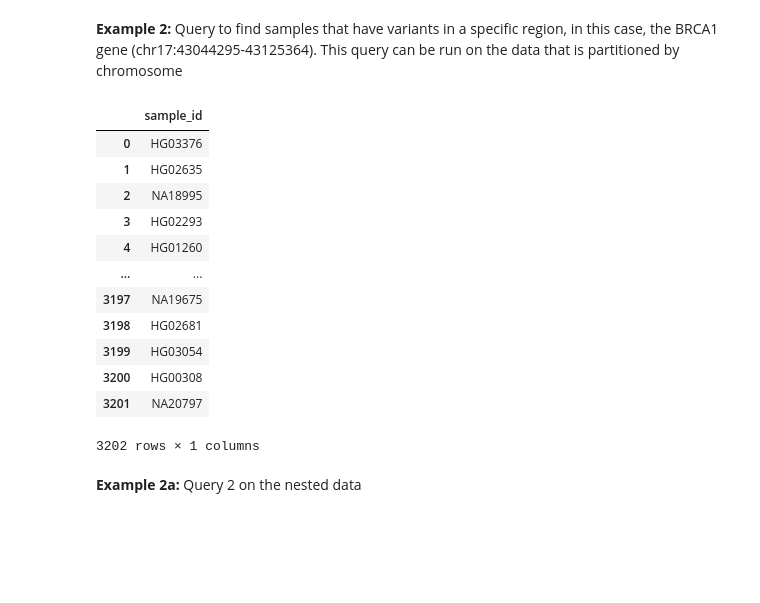
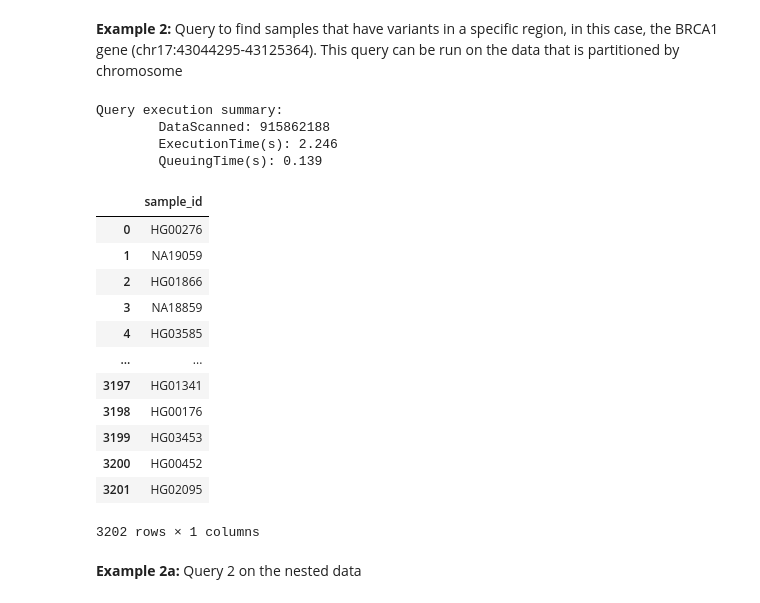
Before and after one commit to amzrahulch/aws-genomics-datalake, a Jupyter notebook: 1000Genomes.ipynb, the cells around one changed output. Saved outputs shown, nothing was run; the diff lists cells and outputs as text; code cells hidden in the pictures; blank space fills up the shorter version.

Commit message:
modified queries to include query times and data scanned

```diff
--- a/1000Genomes.ipynb
+++ b/1000Genomes.ipynb
@@ -51,3 +47,34 @@ conn = connect(s3_staging_dir='s3://athena-query-results-ss',region_name=region)
+# %%
+from pyathena import connect
+from pyathena.pandas.util import as_pandas
+from pyathena.async_cursor import AsyncCursor, AsyncDictCursor
+from pyathena.error import NotSupportedError, ProgrammingError
+from pyathena.model import AthenaQueryExecution
+from pyathena.result_set import AthenaResultSet
+
+conn = connect(s3_staging_dir='s3://athena-query-results-ss',region_name=region) #replace with your own bucket name
+cursor = conn.cursor()
+
+def execute_query_async(query):
+    query_summary = '''Query execution summary:
+        DataScanned: {}
+        ExecutionTime(s): {}
+        QueuingTime(s): {}'''
+
+    df = None
+    acursor = conn.cursor(AsyncCursor)
+    query_id, future = acursor.execute(query)
+    result_set = future.result()
+    if result_set.state == AthenaQueryExecution.STATE_SUCCEEDED:
+        print(query_summary.format(result_set.data_scanned_in_bytes,
+                                   result_set.engine_execution_time_in_millis/1000,
+                                   result_set.query_queue_time_in_millis/1000))
+        rows = result_set.fetchall()
+        cols = [x[0] for x in result_set.description]
+        df = pd.DataFrame(rows, columns=cols)
+
+    acursor.close()
+    return df
 # %% [markdown]
 #### Let us explore the schema of the tables under the 1000 genomes transformed dataset
 # %% [markdown]
@@ -162,26 +193,30 @@ df
 **Example 2:** Query to find samples that have variants in a specific region, in this case, the BRCA1 gene (chr17:43044295-43125364).
 This query can be run on the data that is partitioned by chromosome
 # %%
-cursor.execute("SELECT DISTINCT(sample_id) from" + databasename + "." + var_sortby\" "
-  "where chrom='chr17'"
-  "and pos between 43044295 and 43125364 ")
+query = """SELECT DISTINCT(sample_id) from {}.{}
+  where chrom='chr17'
+  and pos between 43044295 and 43125364 """.format(databasename, partitioned_chr)
 
-df=as_pandas(cursor)
+df=execute_query_async(query)
 df
 # %% [output]
+Query execution summary:
+        DataScanned: 915862188
+        ExecutionTime(s): 2.246
+        QueuingTime(s): 0.139
 |  | sample_id |
-| 0 | HG03376 |
-| 1 | HG02635 |
-| 2 | NA18995 |
-| 3 | HG02293 |
-| 4 | HG01260 |
+| 0 | HG00276 |
+| 1 | NA19059 |
+| 2 | HG01866 |
+| 3 | NA18859 |
+| 4 | HG03585 |
 | ... | ... |
-| 3197 | NA19675 |
-| 3198 | HG02681 |
-| 3199 | HG03054 |
-| 3200 | HG00308 |
-| 3201 | NA20797 |
+| 3197 | HG01341 |
+| 3198 | HG00176 |
+| 3199 | HG03453 |
+| 3200 | HG00452 |
+| 3201 | HG02095 |
-3202 rows × 1 columns
+3202 rows × 1 columns
 # %% [markdown]
 **Example 2a:** Query 2 on the nested data
 # %%
```
Also changed, not shown: parts of 14 cells of this notebook.
